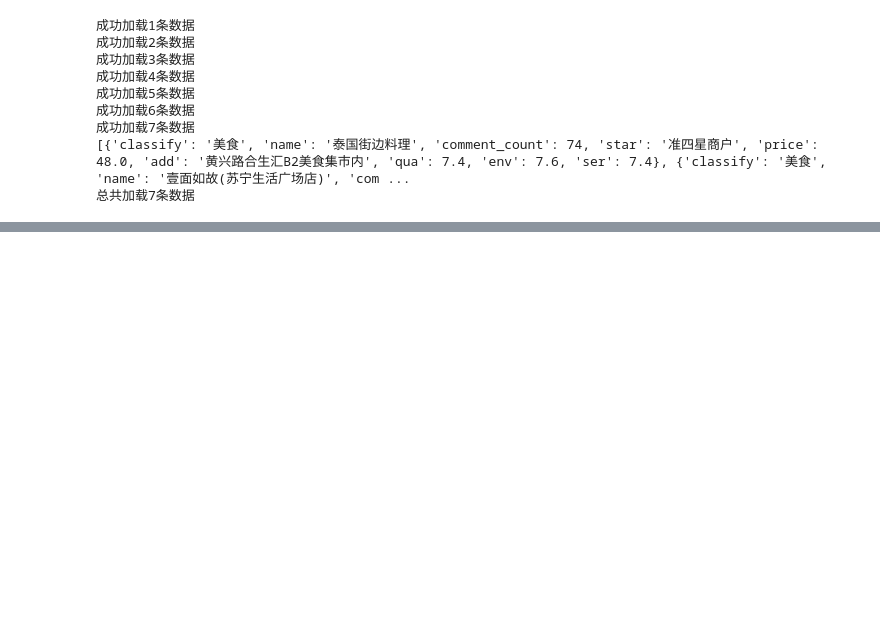
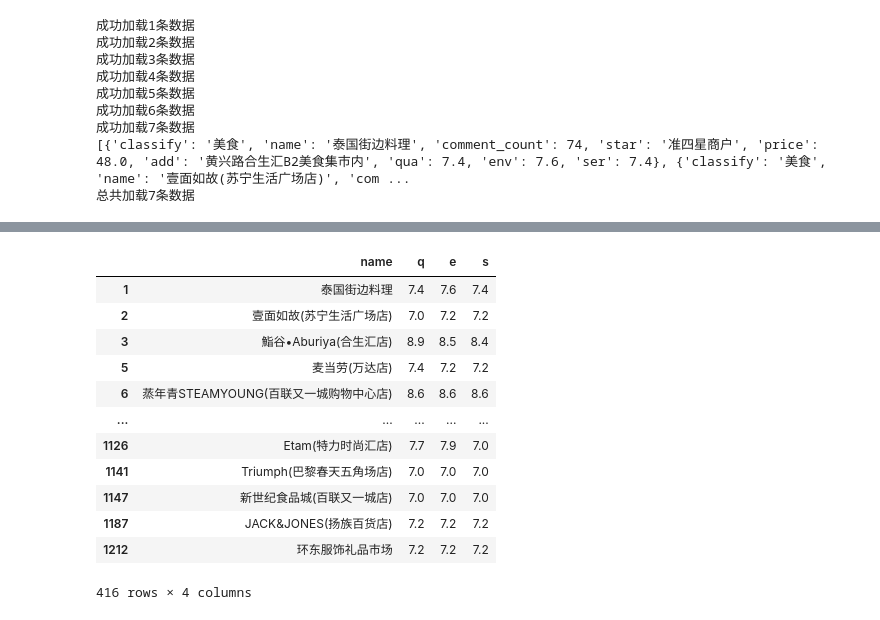
Before and after one commit to 2804983329/data-analysis, a Jupyter notebook: 数据分析python升级/00/Pandas数据清洗.ipynb, the cells around one changed output, grey strips where cells are left out. Cells and saved outputs as stored; diff of their text form; code cells hidden in the pictures; blank space fills up the shorter version.

```diff
--- a/数据分析python升级/00/Pandas数据清洗.ipynb
+++ b/数据分析python升级/00/Pandas数据清洗.ipynb
@@ -157,0 +235,18 @@ df1.head()
+# %%
+#df1[条件]
+#df1[df1['comment']>50]
+df1[df1['comment']>50][['name','q','e','s']]
+# %% [output]
+|  | name | q | e | s |
+| 1 | 泰国街边料理 | 7.4 | 7.6 | 7.4 |
+| 2 | 壹面如故(苏宁生活广场店) | 7.0 | 7.2 | 7.2 |
+| 3 | 鮨谷•Aburiya(合生汇店) | 8.9 | 8.5 | 8.4 |
+| 5 | 麦当劳(万达店) | 7.4 | 7.2 | 7.2 |
+| 6 | 蒸年青STEAMYOUNG(百联又一城购物中心店) | 8.6 | 8.6 | 8.6 |
+| ... | ... | ... | ... | ... |
+| 1126 | Etam(特力时尚汇店) | 7.7 | 7.9 | 7.0 |
+| 1141 | Triumph(巴黎春天五角场店) | 7.0 | 7.0 | 7.0 |
+| 1147 | 新世纪食品城(百联又一城店) | 7.0 | 7.0 | 7.0 |
+| 1187 | JACK&JONES(扬族百货店) | 7.2 | 7.2 | 7.2 |
+| 1212 | 环东服饰礼品市场 | 7.2 | 7.2 | 7.2 |
+416 rows × 4 columns
```
Also changed, not shown: parts of 10 cells of this notebook.
